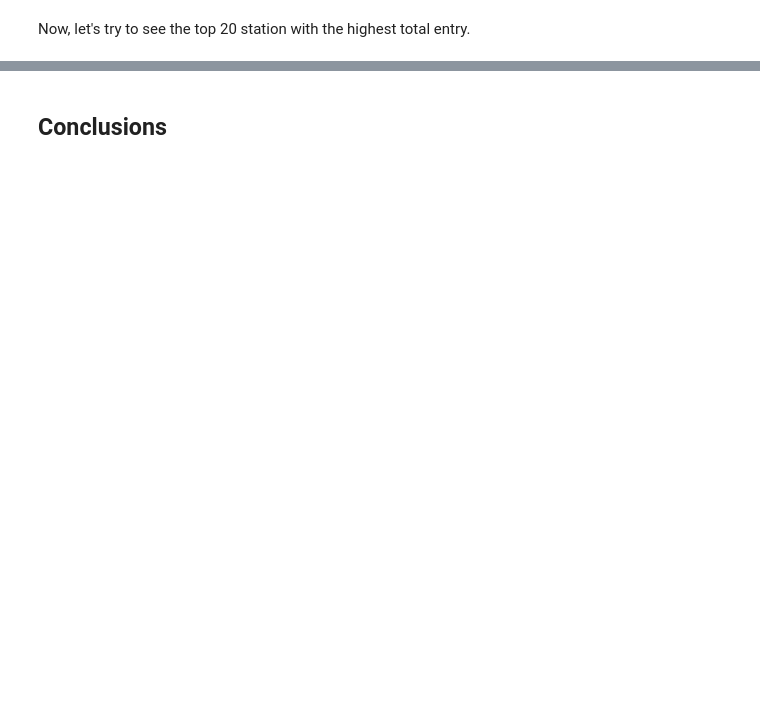
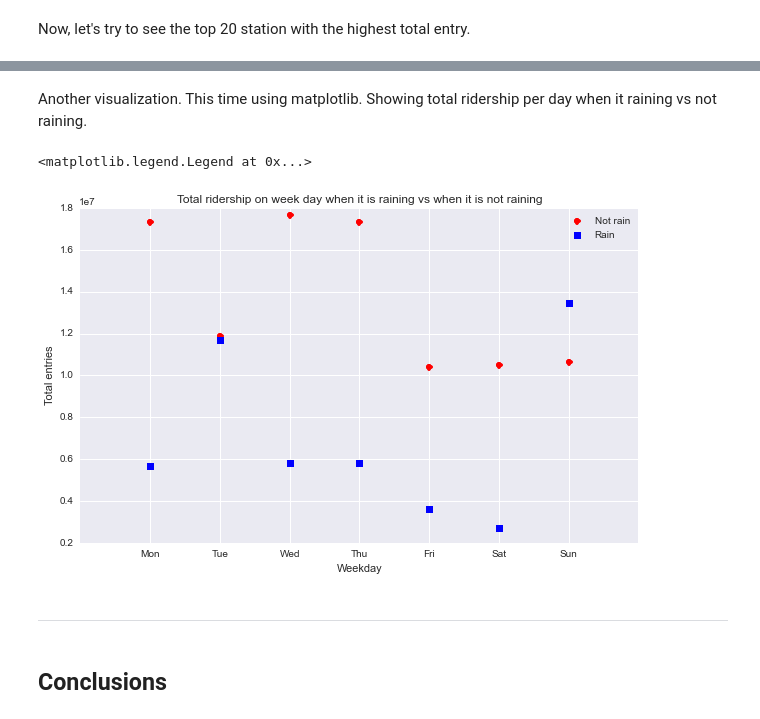
Before and after one commit to joashxu/NYCSubwayDataAnalysis, a Jupyter notebook: NYCSubway.ipynb, the cells around one changed output, grey strips where cells are left out. Cells and saved outputs as stored; diff of their text form; code cells hidden in the pictures; blank space fills up the shorter version.

```diff
--- a/NYCSubway.ipynb
+++ b/NYCSubway.ipynb
@@ -269,2 +299,30 @@ print plot
+# %% [markdown]
+Another visualization. This time using matplotlib.
+Showing total ridership per day when it raining vs not raining.
+# %%
+df_with_weekday = df.copy()
+df_with_weekday['weekday'] = df_with_weekday['DATEn'].apply(lambda x: datetime.datetime.strptime(x, '%Y-%M-%d').weekday())
+
+total_entry_not_raining = []
+total_entry_raining = []
+for i in range(7):
+    total_entry_raining.append(df_with_weekday['ENTRIESn_hourly'][(df_with_weekday['weekday'] == i) & (df_with_weekday['rain'] == 1)].sum())
+    total_entry_not_raining.append(df_with_weekday['ENTRIESn_hourly'][(df_with_weekday['weekday'] == i) & (df_with_weekday['rain'] == 0)].sum())
+
+plt.figure()
+plt.title('Total ridership on week day when it is raining vs when it is not raining')
+plt.xlabel('Weekday')
+plt.ylabel('Total entries')
+
+plt.plot(range(7), total_entry_not_raining, 'ro', label='Not rain')
+plt.plot(range(7), total_entry_raining, 'bs', label='Rain')
+plt.xlim([-1, 7])
+plt.xticks (range(7), ['Mon', 'Tue', 'Wed', 'Thu', 'Fri', 'Sat', 'Sun'])
+plt.legend()
+# %% [output]
+<matplotlib.legend.Legend at 0x...>
+[figure, added]
+# %% [markdown]
+---
 # %% [markdown]
 ## Conclusions
```
Also changed, not shown: parts of 39 cells of this notebook.
